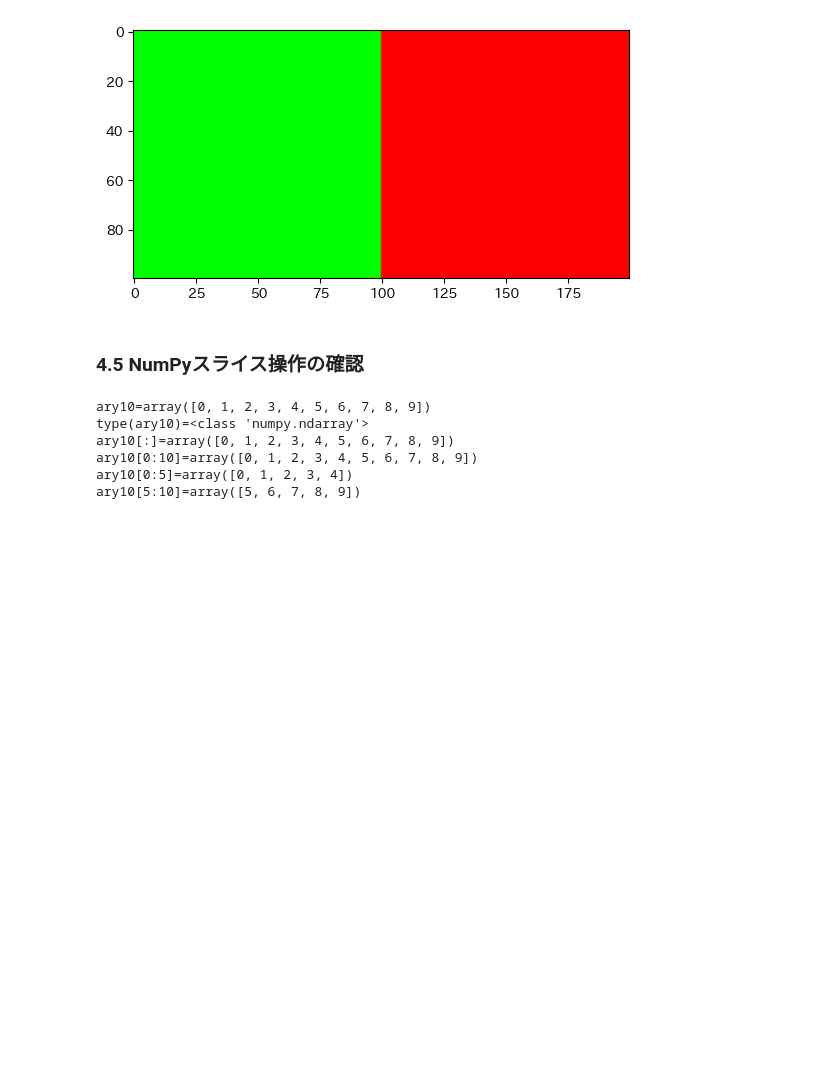
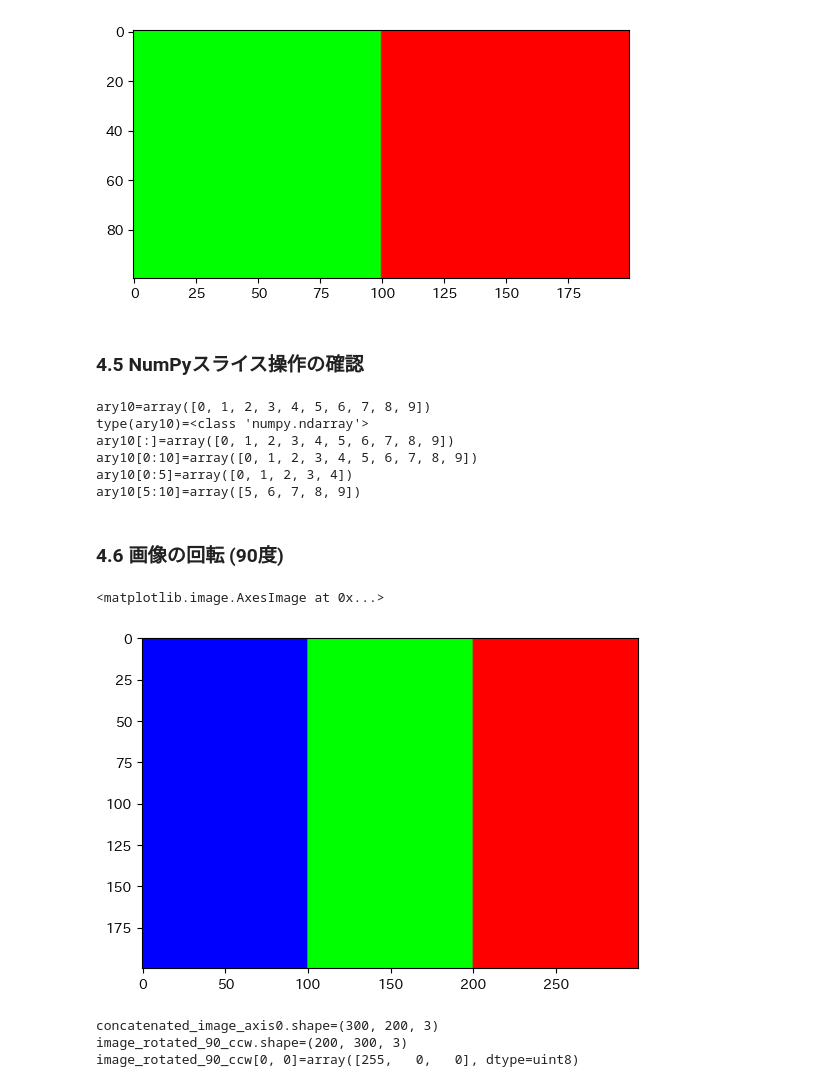
Before and after one commit to Takayoshi-Matsuyama/image_processing, a Jupyter notebook: hello_world_OpenCV.ipynb, the cells around one changed output. Saved outputs shown, nothing was run; the diff lists cells and outputs as text; code cells hidden in the pictures; blank space fills up the shorter version.

```diff
--- a/hello_world_OpenCV.ipynb
+++ b/hello_world_OpenCV.ipynb
@@ -179,3 +179,23 @@ ary10[:]=array([0, 1, 2, 3, 4, 5, 6, 7, 8, 9])
 ary10[0:10]=array([0, 1, 2, 3, 4, 5, 6, 7, 8, 9])
 ary10[0:5]=array([0, 1, 2, 3, 4])
 ary10[5:10]=array([5, 6, 7, 8, 9])
+# %% [markdown]
+### 4.6 画像の回転 (90度)
+# %%
+import numpy as np
+import cv2 as cv
+import matplotlib.pyplot as plt
+
+image_rotated_90_ccw = np.rot90(concatenated_image_axis0, k=1)  # 90度反時計回りに回転
+plt.imshow(cv.cvtColor(image_rotated_90_ccw, cv.COLOR_BGR2RGB))
+# %% [output]
+<matplotlib.image.AxesImage at 0x...>
+[figure, added]
+# %%
+print(f"{concatenated_image_axis0.shape=}")
+print(f"{image_rotated_90_ccw.shape=}")
+print(f"{image_rotated_90_ccw[0, 0]=}")
+# %% [output]
+concatenated_image_axis0.shape=(300, 200, 3)
+image_rotated_90_ccw.shape=(200, 300, 3)
+image_rotated_90_ccw[0, 0]=array([255,   0,   0], dtype=uint8)
```
Also changed, not shown: parts of 3 cells of this notebook.
